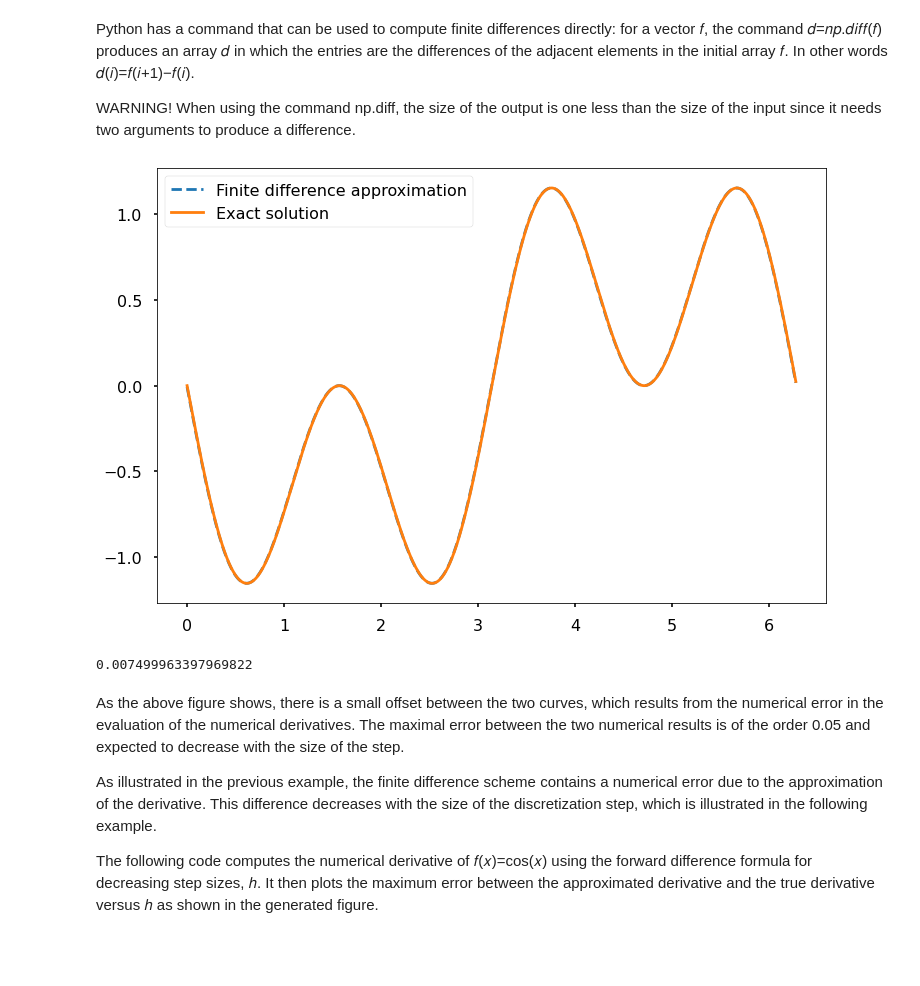
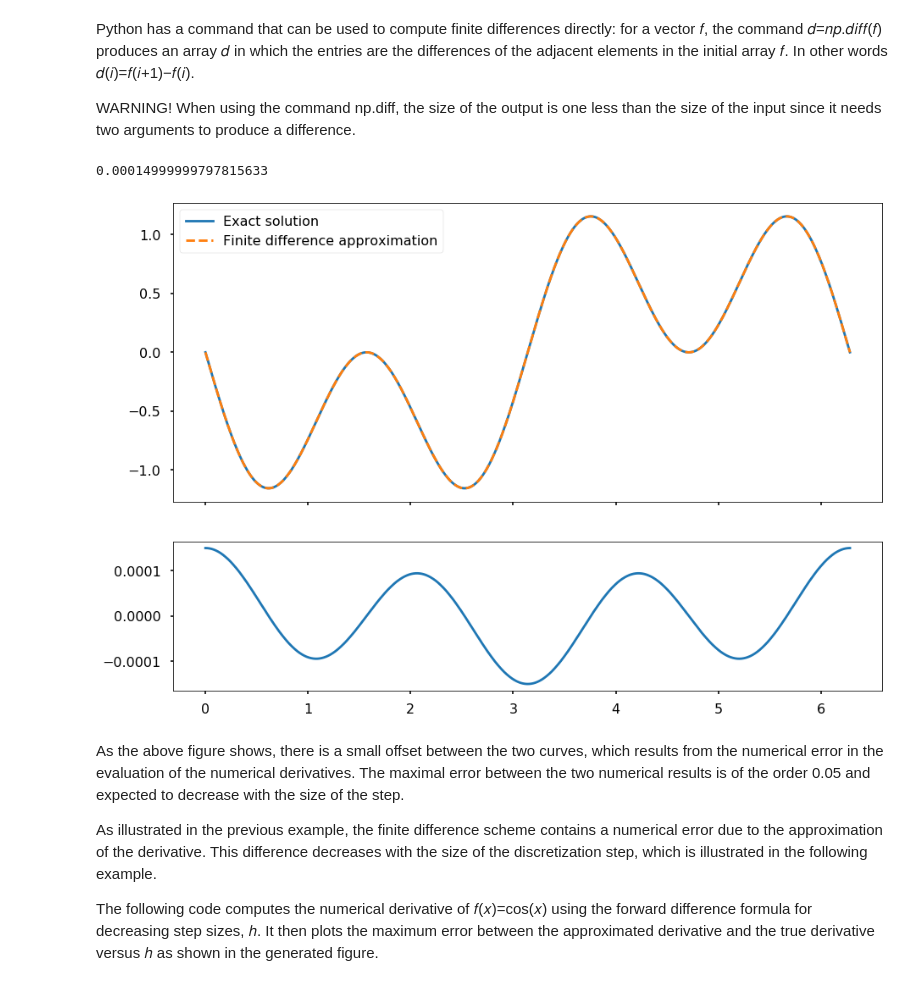
Before and after one commit to sarabianco/num-asp-of-nuclear-physics, a Jupyter notebook: sandbox_28march.ipynb, the cells around one changed output. Cells and saved outputs as stored; diff of their text form; code cells hidden in the pictures; blank space fills up the shorter version.

```diff
--- a/sandbox_28march.ipynb
+++ b/sandbox_28march.ipynb
@@ -102,36 +125,45 @@ Python has a command that can be used to compute finite differences directly: fo
 
 WARNING! When using the command np.diff, the size of the output is one less than the size of the input since it needs two arguments to produce a difference.
 # %%
+from matplotlib import gridspec
 # step size
-h = 0.005
+h = 0.0001
 # define grid
 x = np.arange(0, 2*np.pi, h)
 # compute function
 y = np.cos(x)**3
 
 # compute vector of forward differences
 forward_diff = np.diff(y)/h
 # compute corresponding grid
 x_diff = x[:-1:]
 # compute exact solution
 exact_solution = -np.sin(x_diff)*3*np.cos(x_diff)**2
 
 # Plot solution
-plt.figure(figsize = (12, 8))
-plt.plot(x_diff, forward_diff, '--', \
+fig, (ax1, ax2) = plt.subplots(2, 1)
+gs = gridspec.GridSpec(2, 1, height_ratios=[2, 1])
+ax1 = plt.subplot(gs[0])
+ax2  = plt.subplot(gs[1])
+fig.tight_layout()
+
+ax1.plot(x_diff, exact_solution, \
+         label = 'Exact solution')
+ax1.plot(x_diff, forward_diff, '--', \
          label = 'Finite difference approximation')
-plt.plot(x_diff, exact_solution, \
-         label = 'Exact solution')
-plt.legend()
-plt.show()
+
+ax1.legend()
+ax1.tick_params('x', labelbottom=False)
+
+ax2.plot(x_diff,(exact_solution - forward_diff))
 
 # Compute max error between
 # numerical derivative and exact solution
 max_error = max(abs(exact_solution - forward_diff))
 print(max_error)
 # %% [output]
+0.00014999999797815633
-[figure, old version]
+[figure, new version]
-0.007499963397969822
 # %% [markdown]
 As the above figure shows, there is a small offset between the two curves, which results from the numerical error in the evaluation of the numerical derivatives. The maximal error between the two numerical results is of the order 0.05 and expected to decrease with the size of the step.
 
```
Also changed, not shown: parts of 5 cells of this notebook.
